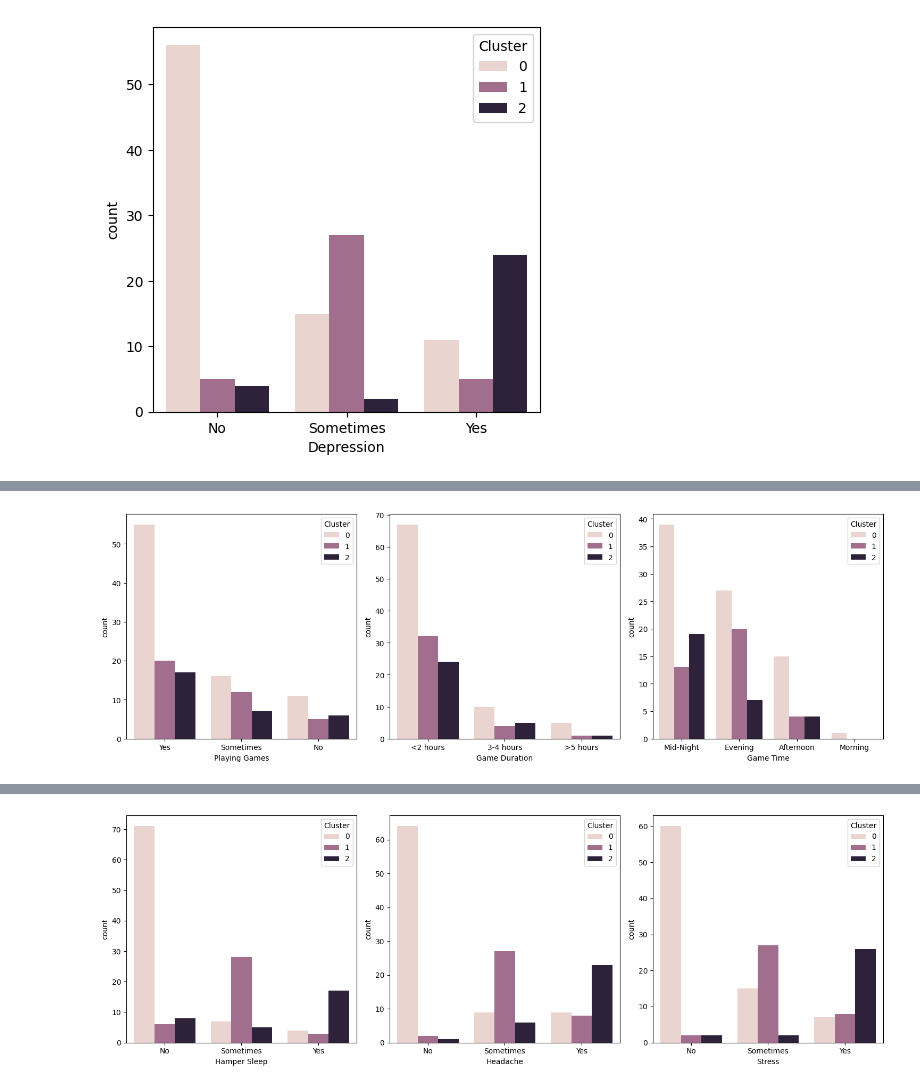
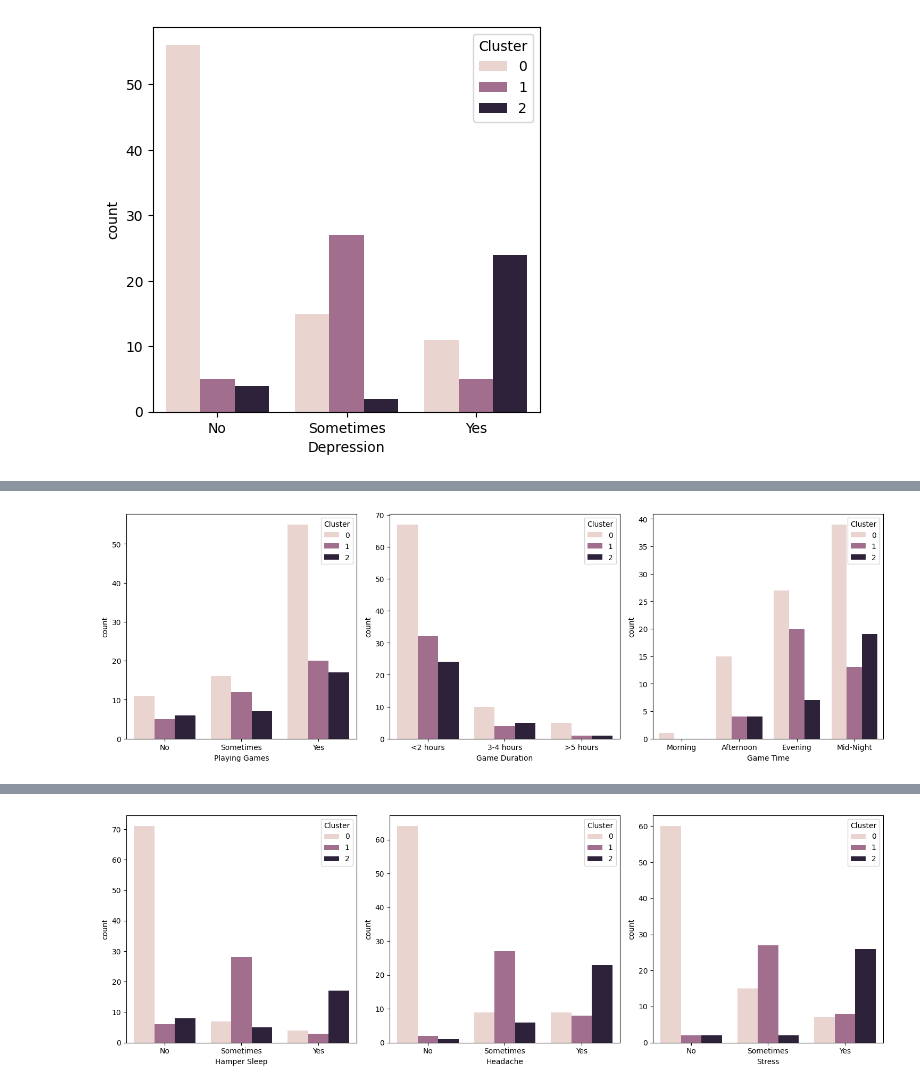
Before and after one commit to IrdinaZahari/20251R0136COSE47101, a Jupyter notebook: Clustering/DS_Parent_Clustering.ipynb, the cells around one changed output, grey strips where cells are left out. Drawn from its saved outputs; the diff is of its cells as text; code cells hidden in the pictures.

Commit message:
Parent Dataset Clustering Results (ipynb)

```diff
--- a/Clustering/DS_Parent_Clustering.ipynb
+++ b/Clustering/DS_Parent_Clustering.ipynb
@@ -506,13 +551,17 @@ plt.show()
 # %%
 # Playing Games, Game Time, Game Duration ---- Game Related Global Features
 
+# Define the desired order for Attention Level and Academics
+order_games = ['No', 'Sometimes', 'Yes']
+order_time = ['Morning', 'Afternoon', 'Evening', 'Mid-Night']
+
 f, axs = plt.subplots(1,3,figsize = (15,5))
-sns.countplot(x=global_feature_clustered['Playing Games'],order=global_feature_clustered['Playing Games'].value_counts().index,hue=global_feature_clustered['Cluster'],ax=axs[0])
+sns.countplot(x=global_feature_clustered['Playing Games'],order=order_games,hue=global_feature_clustered['Cluster'],ax=axs[0])
 sns.countplot(x=global_feature_clustered['Game Duration'],order=global_feature_clustered['Game Duration'].value_counts().index,hue=global_feature_clustered['Cluster'],ax=axs[1])
-sns.countplot(x=global_feature_clustered['Game Time'],order=global_feature_clustered['Game Time'].value_counts().index,hue=global_feature_clustered['Cluster'],ax=axs[2])
+sns.countplot(x=global_feature_clustered['Game Time'],order=order_time,hue=global_feature_clustered['Cluster'],ax=axs[2])
 
 
 plt.tight_layout()
 plt.show()
 # %% [output]
-[figure, old version]
+[figure, new version]
```
Also changed, not shown: parts of 6 cells of this notebook.
